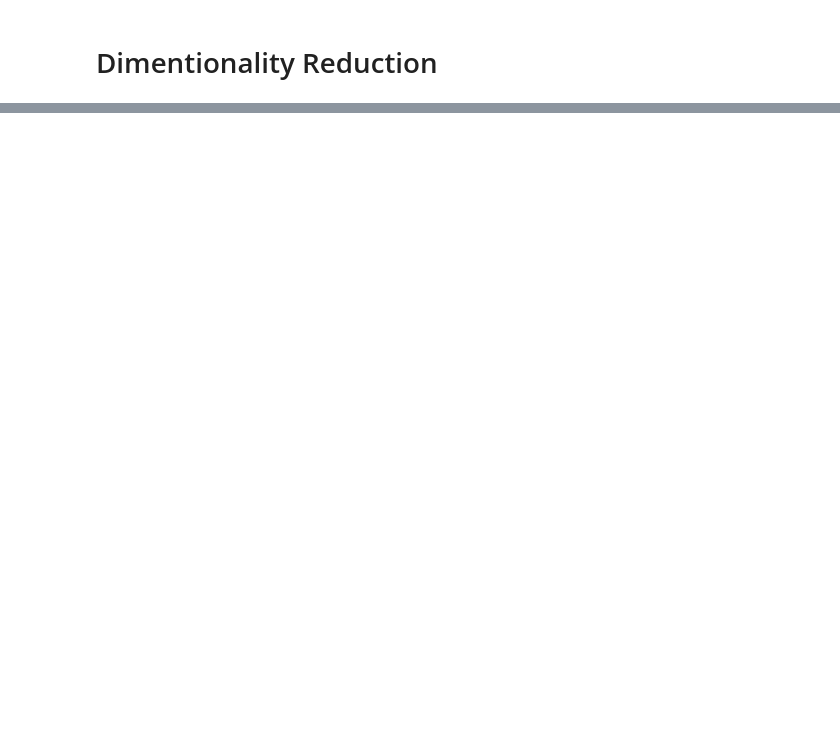
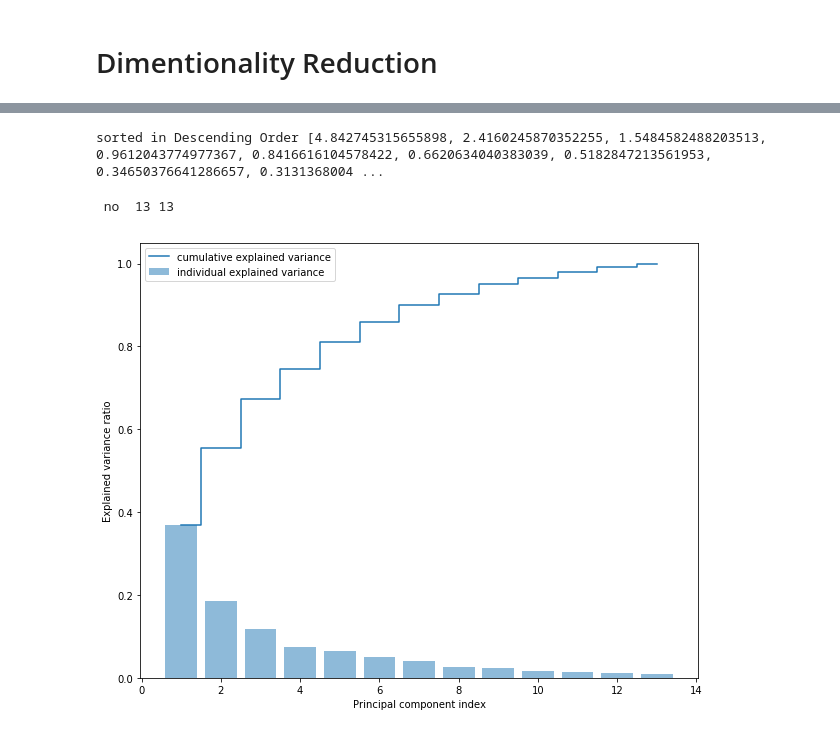
Before and after one commit to guruprasaad123/ml_for_life, a Jupyter notebook: from_scratch/dimentionality_reduction/playing_with_dimentions.ipynb, the cells around one changed output, grey strips where cells are left out. Drawn from its saved outputs; the diff is of its cells as text; code cells hidden in the pictures; blank space fills up the shorter version.

```diff
--- a/from_scratch/dimentionality_reduction/playing_with_dimentions.ipynb
+++ b/from_scratch/dimentionality_reduction/playing_with_dimentions.ipynb
@@ -29,0 +98,9 @@ df_wine.head()
+# %%
+X_train, X_test, y_train, y_test = train_test_split(
+    X, Y , test_size=0.3,
+    stratify=Y, random_state=0
+)
+# %%
+scaler = StandardScaler()
+X_train_std = scaler.fit_transform(X_train)
+X_test_std = scaler.transform(X_test)
@@ -29,0 +125,6 @@ df_wine.head()
+# %%
+cov_matrix = np.cov(X_train_std.T)
+eig_values , eig_vectors = np.linalg.eig(cov_matrix)
+
+print('Eigen Values \n',eig_values,'\n')
+print('Eigen Vectors \n',eig_vectors,'\n')
@@ -29,0 +161,23 @@ df_wine.head()
+# %%
+total = sum(eig_values)
+sorted_evalues = sorted(eig_values,reverse=True)
+print('sorted in Descending Order', sorted_evalues)
+var_exp = [i/total for i in sorted_evalues]
+cum_var_exp = np.cumsum(var_exp)
+# %% [output]
+sorted in Descending Order [4.842745315655898, 2.4160245870352255, 1.5484582488203513, 0.9612043774977367, 0.8416616104578422, 0.6620634040383039, 0.5182847213561953, 0.34650376641286657, 0.3131368004 ...
+# %%
+print('  ',len(var_exp) , len(cum_var_exp) )
+# plot explained variances
+plt.figure(figsize=(10, 8))
+plt.bar(range(1,len(var_exp)+1), var_exp, alpha=0.5,
+        align='center', label='individual explained variance')
+plt.step(range(1,len(cum_var_exp)+1), cum_var_exp, where='mid',
+         label='cumulative explained variance')
+plt.ylabel('Explained variance ratio')
+plt.xlabel('Principal component index')
+plt.legend(loc='best')
+plt.show()
+# %% [output]
+ no  13 13
+[figure, added]
```
Also changed, not shown: parts of 12 cells of this notebook, 2 other files.
